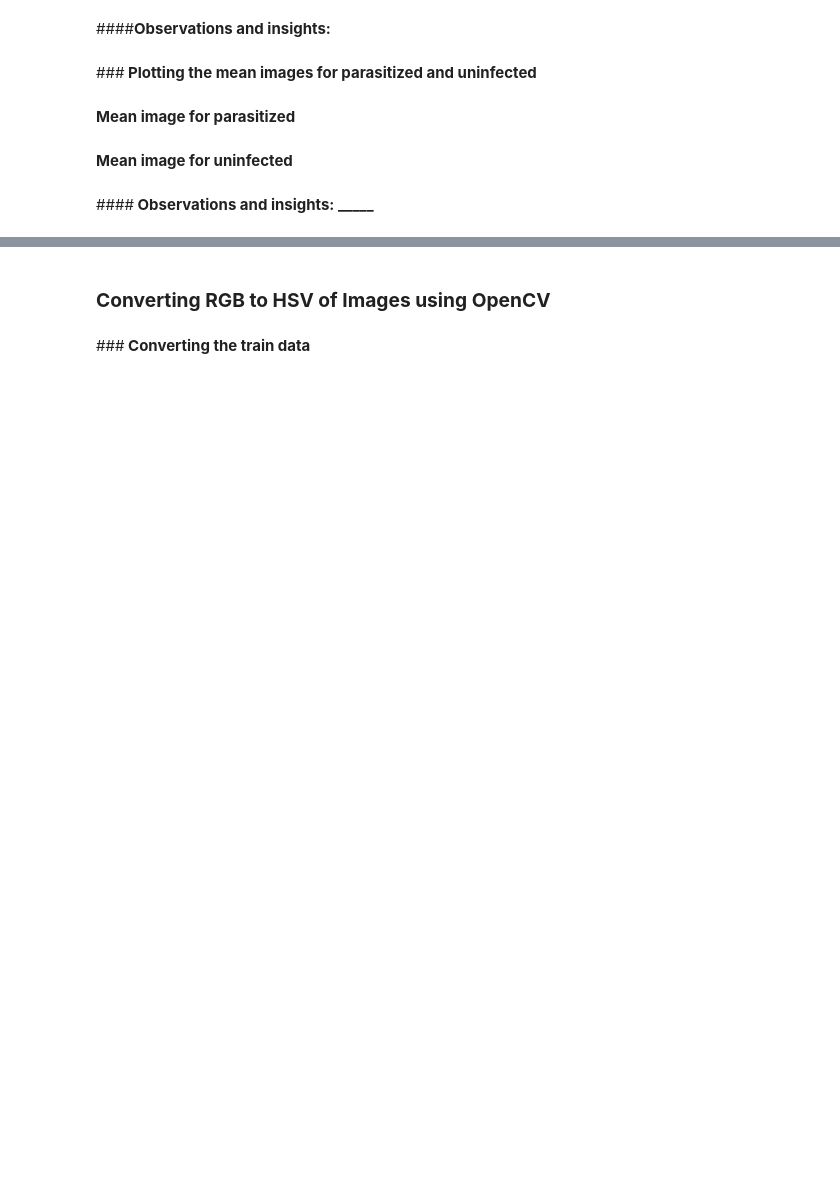
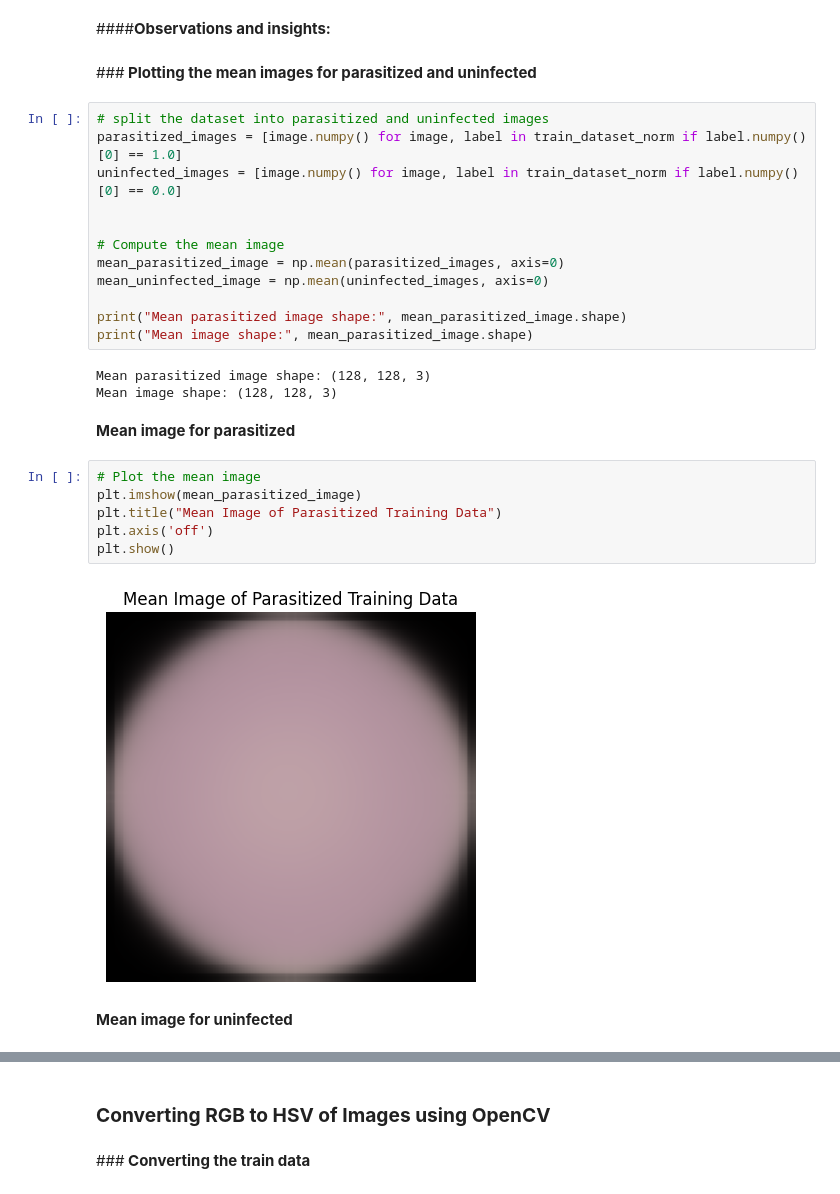
Before and after one commit to rowan-dauria/MIT-ADSP-Capstone-Project, a Jupyter notebook: Reference_Notebook_Malaria_Detection_Full_Code.ipynb, the cells around one changed output, grey strips where cells are left out. Drawn from its saved outputs; the diff is of its cells as text; blank space fills up the shorter version.

```diff
--- a/Reference_Notebook_Malaria_Detection_Full_Code.ipynb
+++ b/Reference_Notebook_Malaria_Detection_Full_Code.ipynb
@@ -60,9 +285,30 @@ Let's visualize the images from the train data
 ####<b>Observations and insights:
 # %% [markdown]
 ###<b> Plotting the mean images for parasitized and uninfected
+# %%
+# split the dataset into parasitized and uninfected images
+parasitized_images = [image.numpy() for image, label in train_dataset_norm if label.numpy()[0] == 1.0]
+uninfected_images = [image.numpy() for image, label in train_dataset_norm if label.numpy()[0] == 0.0]
+
+
+# Compute the mean image
+mean_parasitized_image = np.mean(parasitized_images, axis=0)
+mean_uninfected_image = np.mean(uninfected_images, axis=0)
+
+print("Mean parasitized image shape:", mean_parasitized_image.shape)
+print("Mean image shape:", mean_parasitized_image.shape)
+# %% [output]
+Mean parasitized image shape: (128, 128, 3)
+Mean image shape: (128, 128, 3)
 # %% [markdown]
 <b> Mean image for parasitized
+# %%
+# Plot the mean image
+plt.imshow(mean_parasitized_image)
+plt.title("Mean Image of Parasitized Training Data")
+plt.axis('off')
+plt.show()
+# %% [output]
+[figure, added]
 # %% [markdown]
 <b> Mean image for uninfected
-# %% [markdown]
-####<b> Observations and insights: _____
```
Also changed, not shown: parts of 32 cells of this notebook, 2 other files.
